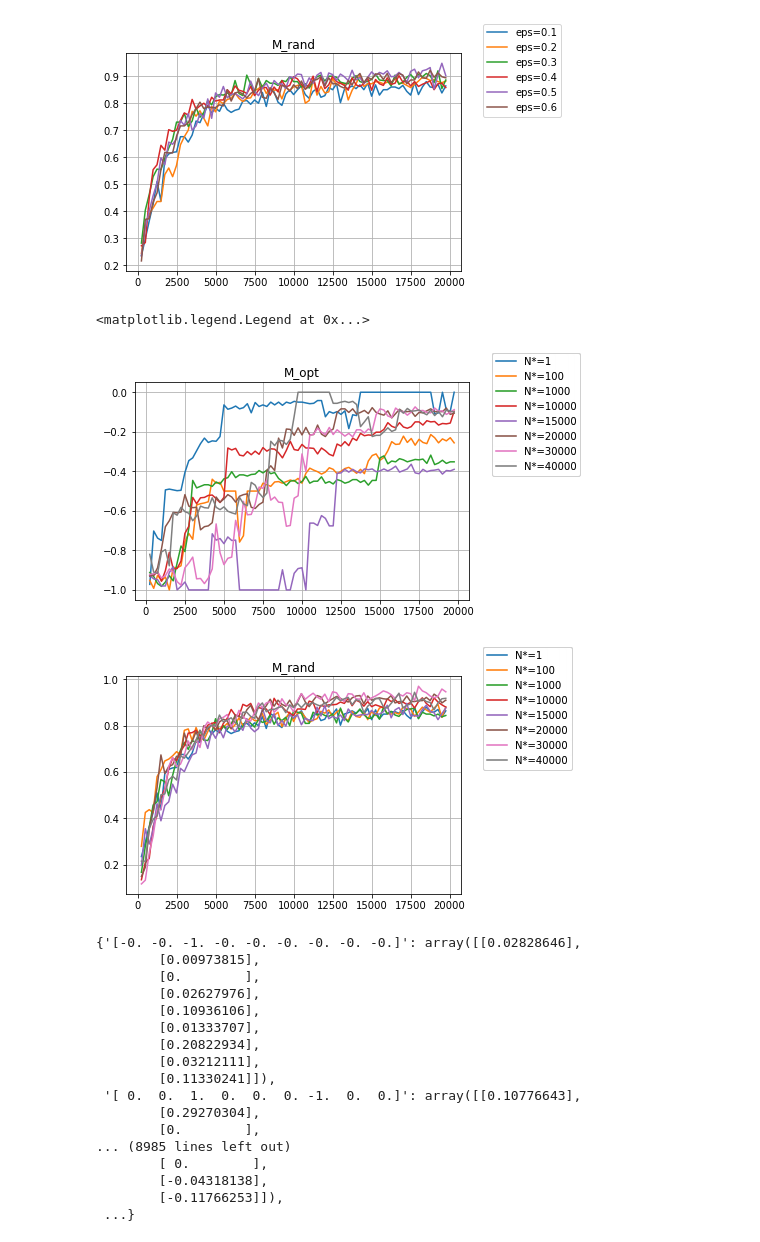
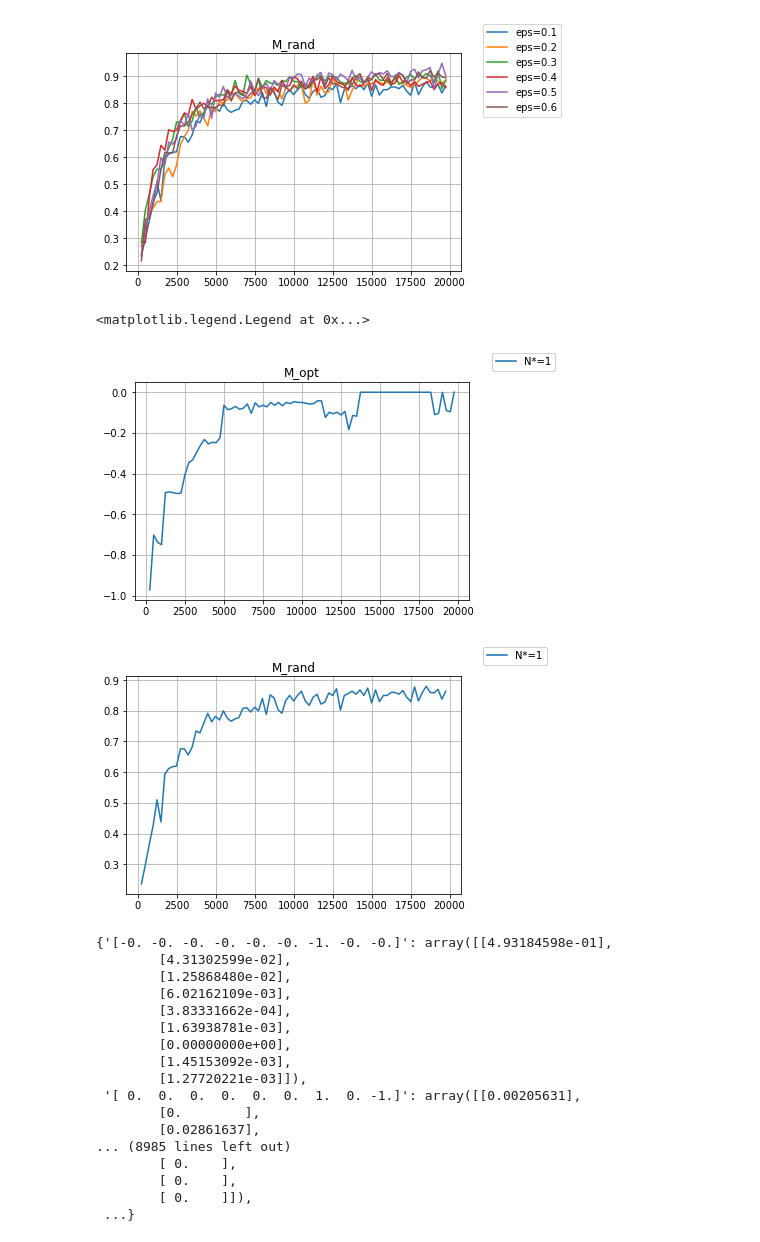
Before and after one commit to giuliamesc/tic_tac_toe, a Jupyter notebook: main_debug.ipynb, the cells around one changed output. Cells and saved outputs as stored; diff of their text form; code cells hidden in the pictures.

```diff
--- a/main_debug.ipynb
+++ b/main_debug.ipynb
@@ -691,55 +699,57 @@ np.random.seed(2022)
 random.seed(2023)
 
 plt1, ax1 = plt.subplots()
 plt2, ax2 = plt.subplots()
 
 e_min = 0.1
 e_max = 0.8
 N = 20000
-N_star_vec = [1, 100, 1000, 10000, 15000, 20000, 30000,40000]
+N_star_vec = [1]
+#N_star_vec = [1, 100, 1000, 10000, 15000, 20000, 30000,40000]
 
 for N_star in N_star_vec :
     epsilon = []
     for i in np.arange(1,N+1):
         epsilon.append(max(e_min,e_max*(1-i/N_star)))
     game = SelfQLearning(epsilon)
     game.q_player1.states_value = dict()
     M_opt_vec, M_rand_vec = game.play_train_test(epsilon, n_train = 250, n_tot_train = N, n_test = 500)
     ax1.plot(np.arange(1,len(M_opt_vec)+1)*250, M_opt_vec, label = 'N*='+str(N_star))
     ax1.set_title('M_opt')
     plt1.legend(bbox_to_anchor=(0.94,1), loc="upper left")
     ax2.plot(np.arange(1,len(M_rand_vec)+1)*250, M_rand_vec, label = 'N*='+str(N_star))
     plt2.legend(bbox_to_anchor=(0.94,1), loc="upper left")
     ax2.set_title('M_rand')
 
 ax1.grid()
 ax2.grid()
 
 plt1.legend(bbox_to_anchor=(0.94,1), loc="upper left")
 plt2.legend(bbox_to_anchor=(0.94,1), loc="upper left")
 # %% [output]
 <matplotlib.legend.Legend at 0x...>
-[figure, old version]
+[figure, new version]
-[figure, old version]
+[figure, new version]
 # %%
+# To choose some states
 game.q_player1.states_value
 # %% [output]
-{'[-0. -0. -1. -0. -0. -0. -0. -0. -0.]': array([[0.02828646],
-        [0.00973815],
+{'[-0. -0. -0. -0. -0. -0. -1. -0. -0.]': array([[4.93184598e-01],
+        [4.31302599e-02],
+        [1.25868480e-02],
+        [6.02162109e-03],
+        [3.83331662e-04],
+        [1.63938781e-03],
+        [0.00000000e+00],
+        [1.45153092e-03],
+        [1.27720221e-03]]),
+ '[ 0.  0.  0.  0.  0.  0.  1.  0. -1.]': array([[0.00205631],
         [0.        ],
-        [0.02627976],
-        [0.10936106],
-        [0.01333707],
-        [0.20822934],
-        [0.03212111],
-        [0.11330241]]),
- '[ 0.  0.  1.  0.  0.  0. -1.  0.  0.]': array([[0.10776643],
-        [0.29270304],
-        [0.        ],
+        [0.02861637],
 ... (8985 lines left out)
-        [ 0.        ],
-        [-0.04318138],
-        [-0.11766253]]),
+        [ 0.    ],
+        [ 0.    ],
+        [ 0.    ]]),
  ...}
 # %%
 #Question 10
```
Also changed, not shown: parts of 8 cells of this notebook.
